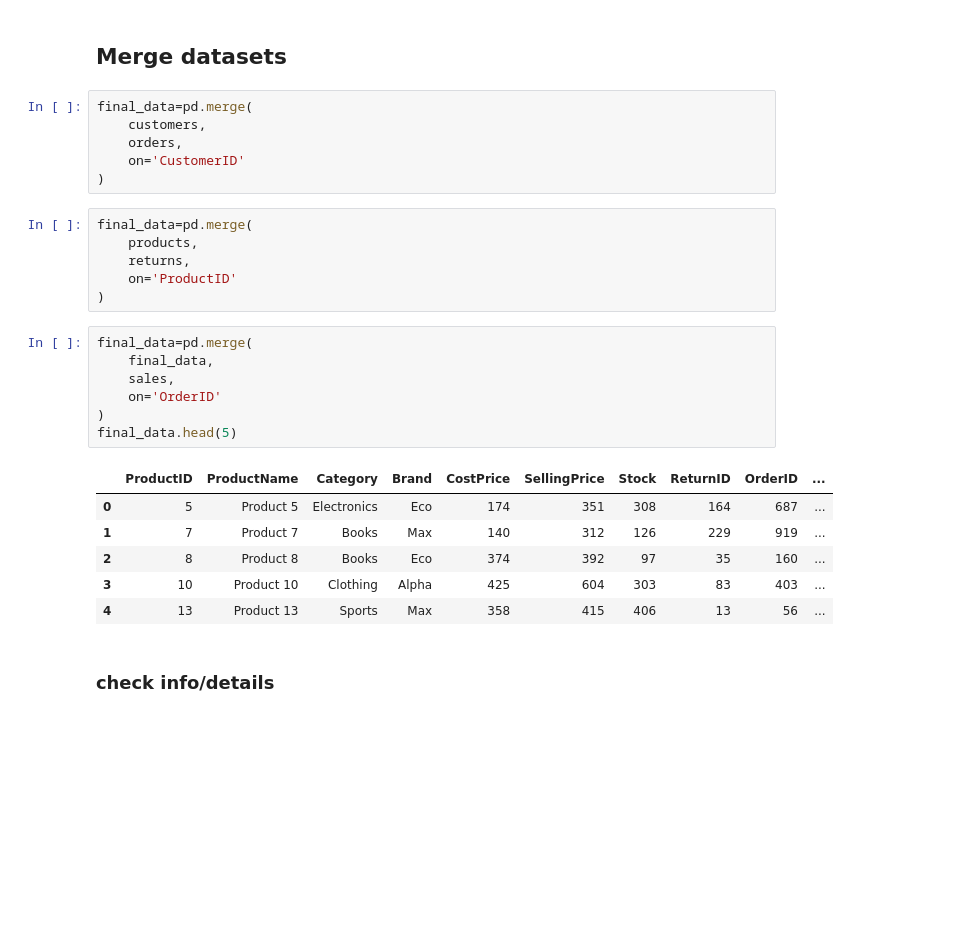
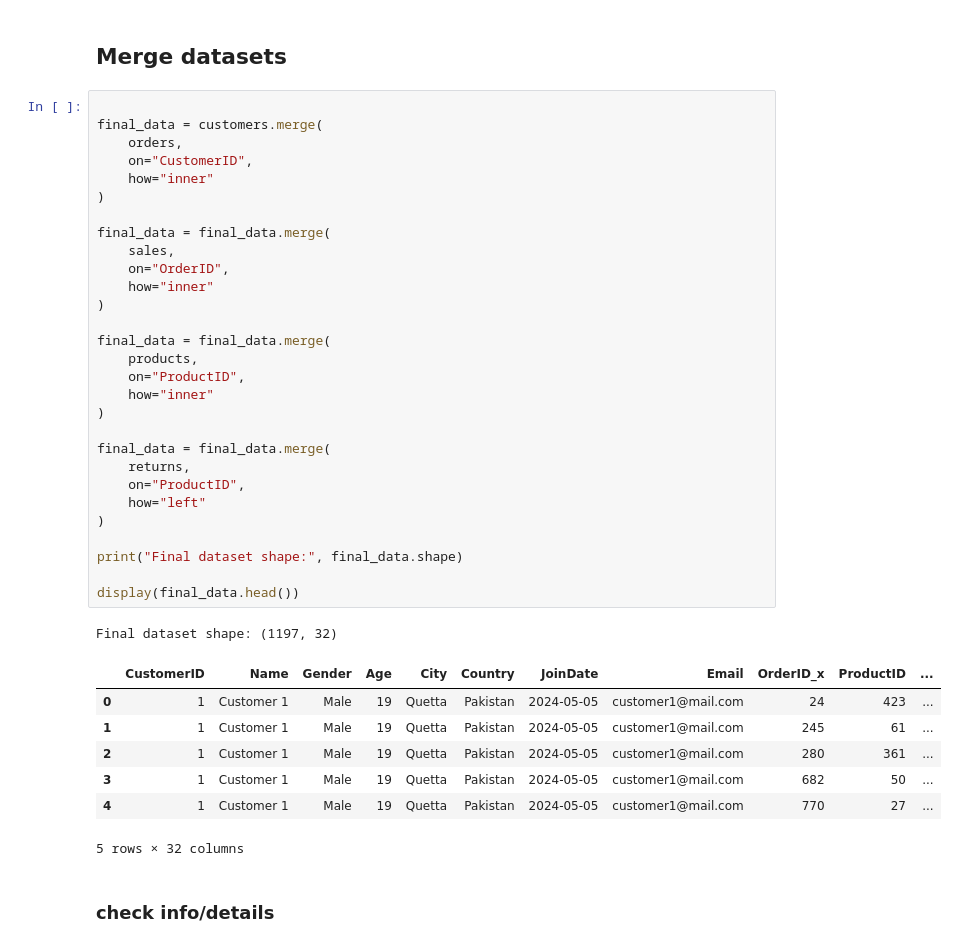
Before and after one commit to Jawad-Ahmad92/Ezitech-internship-projects, a Jupyter notebook: Sales Data_Analysis_Dashboard/sales_data_analysis_project.ipynb, the cells around one changed output. Drawn from its saved outputs; the diff is of its cells as text; blank space fills up the shorter version.

```diff
--- a/Sales Data_Analysis_Dashboard/sales_data_analysis_project.ipynb
+++ b/Sales Data_Analysis_Dashboard/sales_data_analysis_project.ipynb
@@ -85,32 +85,44 @@ print(type(returns))
 <class 'pandas.DataFrame'>
 # %% [markdown]
 ## Merge datasets
-# %%
-final_data=pd.merge(
-    customers,
-    orders,
-    on='CustomerID'
-)
-# %%
-final_data=pd.merge(
-    products,
-    returns,
-    on='ProductID'
-)
-# %%
-final_data=pd.merge(
-    final_data,
-    sales,
-    on='OrderID'
-)
-final_data.head(5)
-# %% [output]
-|  | ProductID | ProductName | Category | Brand | CostPrice | SellingPrice | Stock | ReturnID | OrderID | ... |
-| 0 | 5 | Product 5 | Electronics | Eco | 174 | 351 | 308 | 164 | 687 | ... |
-| 1 | 7 | Product 7 | Books | Max | 140 | 312 | 126 | 229 | 919 | ... |
-| 2 | 8 | Product 8 | Books | Eco | 374 | 392 | 97 | 35 | 160 | ... |
-| 3 | 10 | Product 10 | Clothing | Alpha | 425 | 604 | 303 | 83 | 403 | ... |
-| 4 | 13 | Product 13 | Sports | Max | 358 | 415 | 406 | 13 | 56 | ... |
+# %%
+
+final_data = customers.merge(
+    orders,
+    on="CustomerID",
+    how="inner"
+)
+
+final_data = final_data.merge(
+    sales,
+    on="OrderID",
+    how="inner"
+)
+
+final_data = final_data.merge(
+    products,
+    on="ProductID",
+    how="inner"
+)
+
+final_data = final_data.merge(
+    returns,
+    on="ProductID",
+    how="left"
+)
+
+print("Final dataset shape:", final_data.shape)
+
+display(final_data.head())
+# %% [output]
+Final dataset shape: (1197, 32)
+|  | CustomerID | Name | Gender | Age | City | Country | JoinDate | Email | OrderID_x | ProductID | ... |
+| 0 | 1 | Customer 1 | Male | 19 | Quetta | Pakistan | 2024-05-05 | customer1@mail.com | 24 | 423 | ... |
+| 1 | 1 | Customer 1 | Male | 19 | Quetta | Pakistan | 2024-05-05 | customer1@mail.com | 245 | 61 | ... |
+| 2 | 1 | Customer 1 | Male | 19 | Quetta | Pakistan | 2024-05-05 | customer1@mail.com | 280 | 361 | ... |
+| 3 | 1 | Customer 1 | Male | 19 | Quetta | Pakistan | 2024-05-05 | customer1@mail.com | 682 | 50 | ... |
+| 4 | 1 | Customer 1 | Male | 19 | Quetta | Pakistan | 2024-05-05 | customer1@mail.com | 770 | 27 | ... |
+5 rows × 32 columns
 # %% [markdown]
 ### check info/details
 # %%
```
Also changed, not shown: parts of 10 cells of this notebook, 37 other files.
